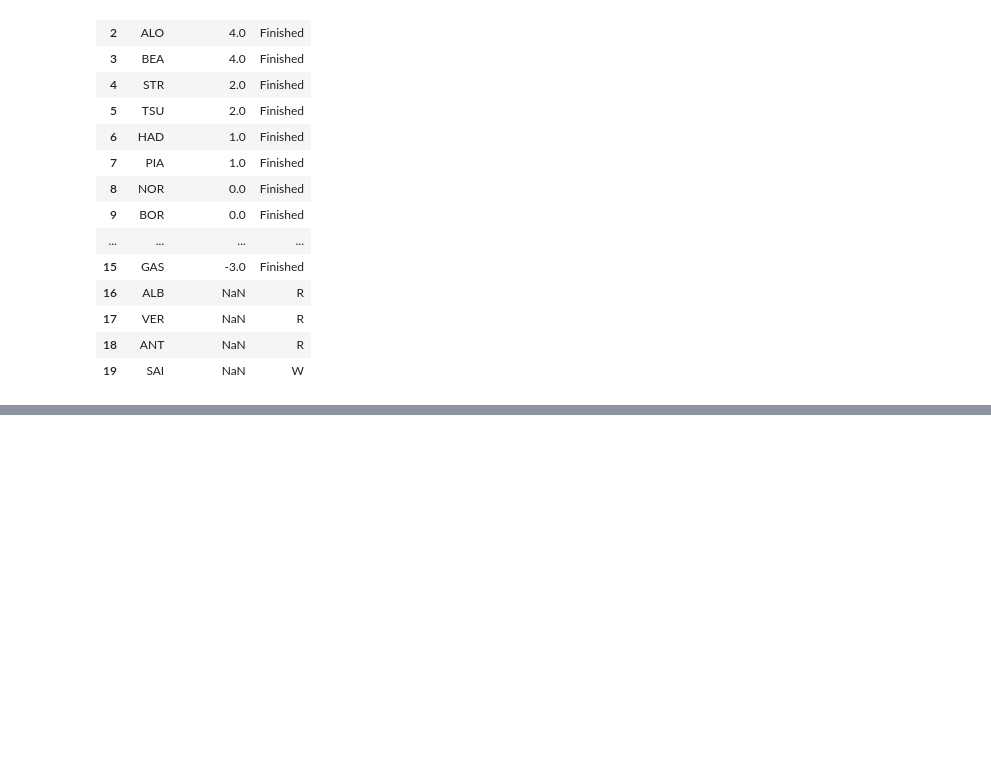
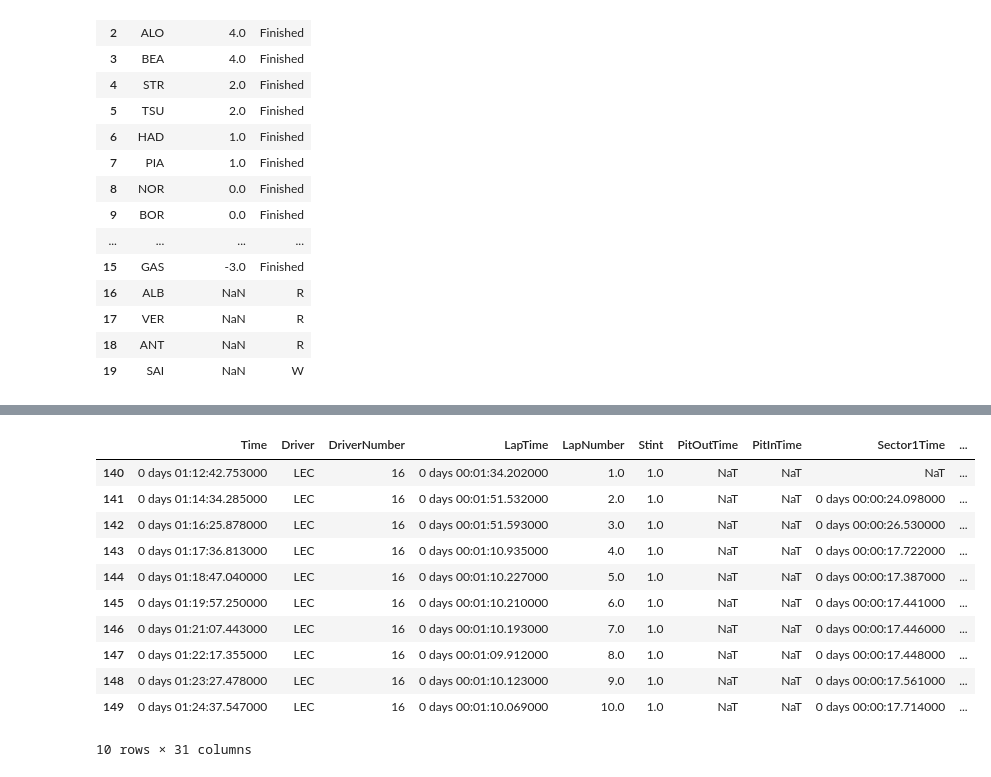
Before and after one commit to Mohandas-KJ/Slipstream-F1, a Jupyter notebook: 2026_Austria_GP/notebooks/01_results_and_laps.ipynb, the cells around one changed output, grey strips where cells are left out. Saved outputs shown, nothing was run; the diff lists cells and outputs as text; code cells hidden in the pictures; blank space fills up the shorter version.

```diff
--- a/2026_Austria_GP/notebooks/01_results_and_laps.ipynb
+++ b/2026_Austria_GP/notebooks/01_results_and_laps.ipynb
@@ -332,0 +354,19 @@ ret_1
+# %%
+# Import Drivers
+hul,oco,nor,pia,lec,ham = slipclassify.pick_athletes(R_Laps,["HUL","OCO","NOR","PIA","LEC","HAM"])
+
+# Test
+lec.head(10)
+# %% [output]
+|  | Time | Driver | DriverNumber | LapTime | LapNumber | Stint | PitOutTime | PitInTime | Sector1Time | ... |
+| 140 | 0 days 01:12:42.753000 | LEC | 16 | 0 days 00:01:34.202000 | 1.0 | 1.0 | NaT | NaT | NaT | ... |
+| 141 | 0 days 01:14:34.285000 | LEC | 16 | 0 days 00:01:51.532000 | 2.0 | 1.0 | NaT | NaT | 0 days 00:00:24.098000 | ... |
+| 142 | 0 days 01:16:25.878000 | LEC | 16 | 0 days 00:01:51.593000 | 3.0 | 1.0 | NaT | NaT | 0 days 00:00:26.530000 | ... |
+| 143 | 0 days 01:17:36.813000 | LEC | 16 | 0 days 00:01:10.935000 | 4.0 | 1.0 | NaT | NaT | 0 days 00:00:17.722000 | ... |
+| 144 | 0 days 01:18:47.040000 | LEC | 16 | 0 days 00:01:10.227000 | 5.0 | 1.0 | NaT | NaT | 0 days 00:00:17.387000 | ... |
+| 145 | 0 days 01:19:57.250000 | LEC | 16 | 0 days 00:01:10.210000 | 6.0 | 1.0 | NaT | NaT | 0 days 00:00:17.441000 | ... |
+| 146 | 0 days 01:21:07.443000 | LEC | 16 | 0 days 00:01:10.193000 | 7.0 | 1.0 | NaT | NaT | 0 days 00:00:17.446000 | ... |
+| 147 | 0 days 01:22:17.355000 | LEC | 16 | 0 days 00:01:09.912000 | 8.0 | 1.0 | NaT | NaT | 0 days 00:00:17.448000 | ... |
+| 148 | 0 days 01:23:27.478000 | LEC | 16 | 0 days 00:01:10.123000 | 9.0 | 1.0 | NaT | NaT | 0 days 00:00:17.561000 | ... |
+| 149 | 0 days 01:24:37.547000 | LEC | 16 | 0 days 00:01:10.069000 | 10.0 | 1.0 | NaT | NaT | 0 days 00:00:17.714000 | ... |
+10 rows × 31 columns
```
Also changed, not shown: parts of 5 cells of this notebook, 2 other files.
